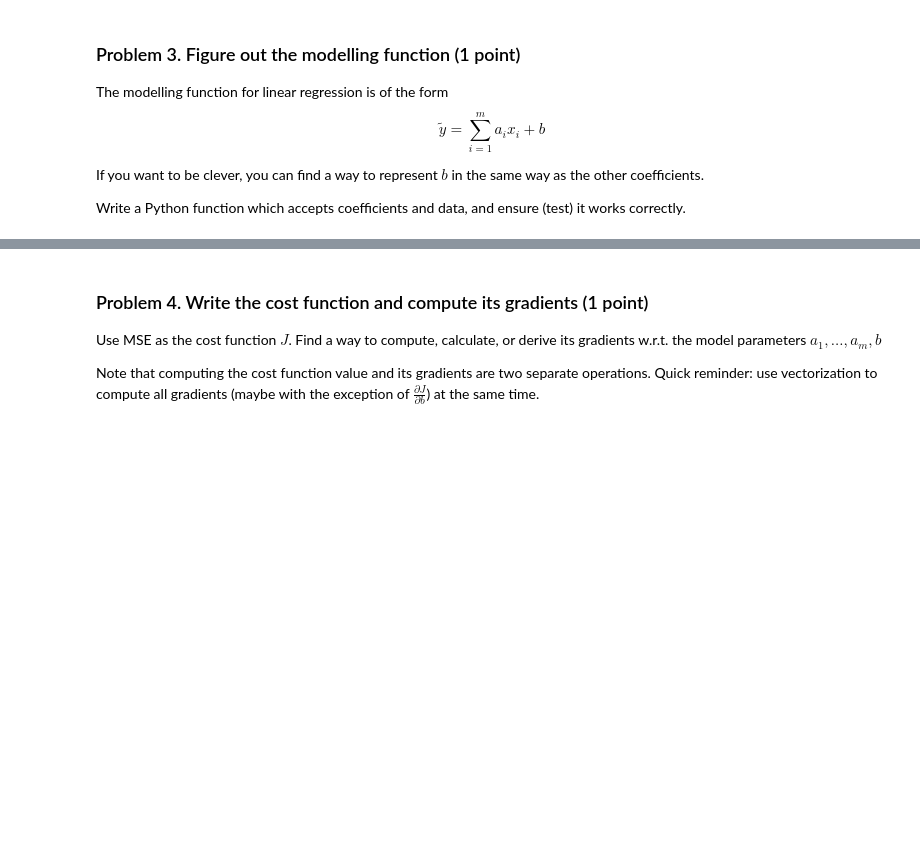
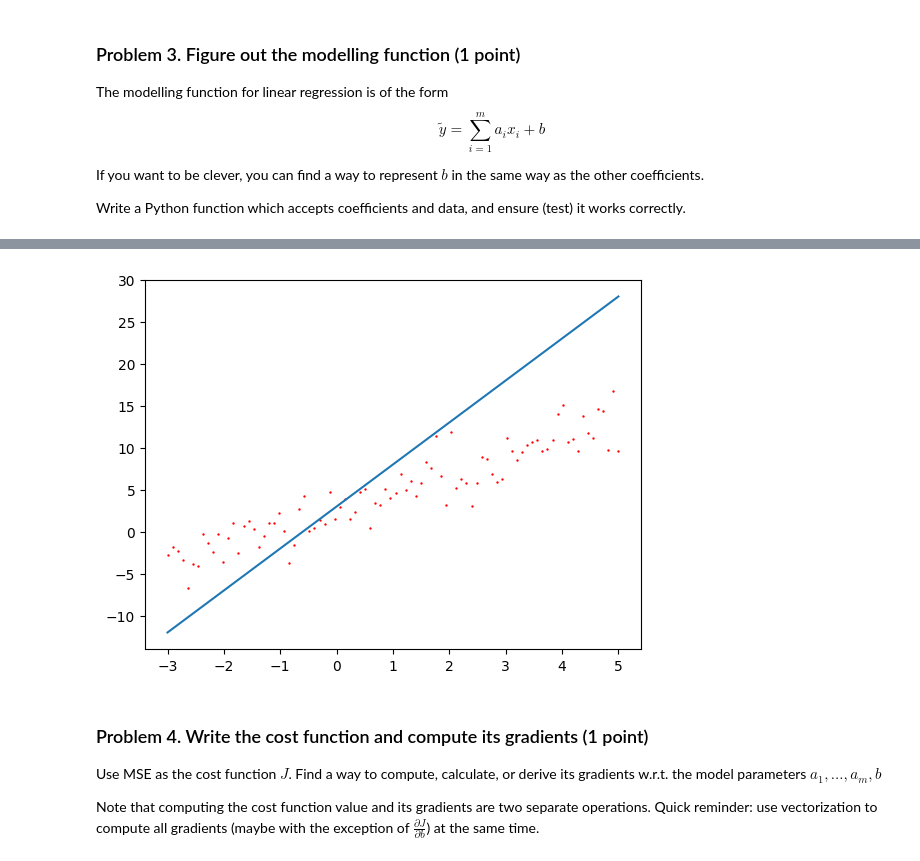
Before and after one commit to patonov/Data_Science-July_2024, a Jupyter notebook: regression_models/Regression Models Lab.ipynb, the cells around one changed output, grey strips where cells are left out. Cells and saved outputs as stored; diff of their text form; code cells hidden in the pictures; blank space fills up the shorter version.

```diff
--- a/regression_models/Regression Models Lab.ipynb
+++ b/regression_models/Regression Models Lab.ipynb
@@ -69,3 +88,15 @@ array([ 1.45200258,  0.19726744,  0.54937259,  1.12967251, -1.36401786,
+# %%
+a = 5
+b = 3
+
+model_x = np.linspace(np.min(x), np.max(x), 5)
+model_y = a * model_x + b
+# %%
+plt.scatter(x, y_result, color="red", s=0.5)
+plt.plot(model_x, model_y)
+plt.show()
+# %% [output]
+[figure, added]
 # %% [markdown]
 ### Problem 4. Write the cost function and compute its gradients (1 point)
 Use MSE as the cost function $J$. Find a way to compute, calculate, or derive its gradients w.r.t. the model parameters $a_1, ..., a_m, b$
```
Also changed, not shown: parts of 5 cells of this notebook.
